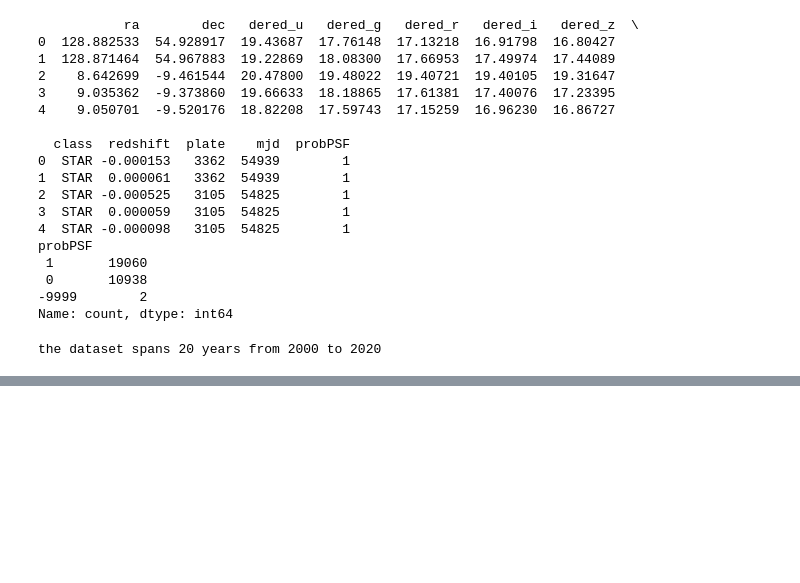
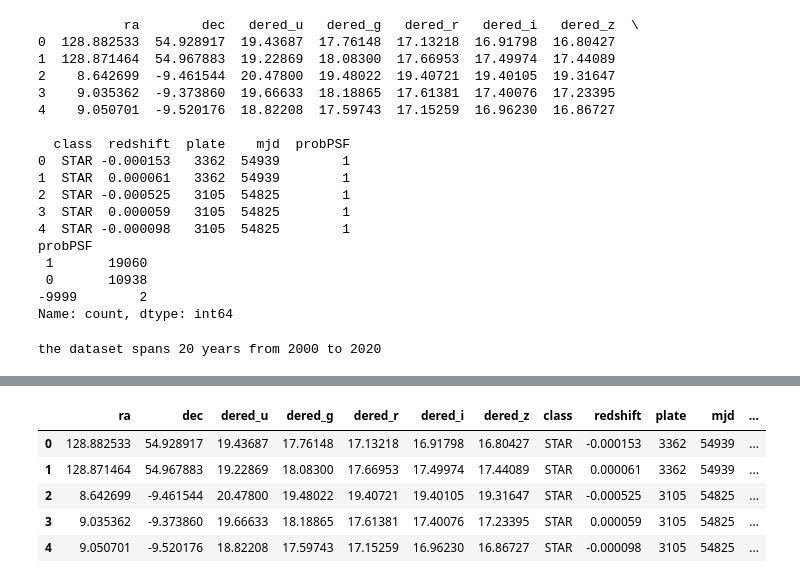
Before and after one commit to 0tv0renakniga/dsc_207_final_project, a Jupyter notebook: sdss_project.ipynb, the cells around one changed output, grey strips where cells are left out. Saved outputs shown, nothing was run; the diff lists cells and outputs as text; code cells hidden in the pictures; blank space fills up the shorter version.

```diff
--- a/sdss_project.ipynb
+++ b/sdss_project.ipynb
@@ -122,0 +124,10 @@ plot_celestial(df.ra, df.dec, df['class'],title="Celestial Sphere Plot")
+# %%
+from IPython.display import display
+display(df.head())
+# %% [output]
+|  | ra | dec | dered_u | dered_g | dered_r | dered_i | dered_z | class | redshift | plate | mjd | ... |
+| 0 | 128.882533 | 54.928917 | 19.43687 | 17.76148 | 17.13218 | 16.91798 | 16.80427 | STAR | -0.000153 | 3362 | 54939 | ... |
+| 1 | 128.871464 | 54.967883 | 19.22869 | 18.08300 | 17.66953 | 17.49974 | 17.44089 | STAR | 0.000061 | 3362 | 54939 | ... |
+| 2 | 8.642699 | -9.461544 | 20.47800 | 19.48022 | 19.40721 | 19.40105 | 19.31647 | STAR | -0.000525 | 3105 | 54825 | ... |
+| 3 | 9.035362 | -9.373860 | 19.66633 | 18.18865 | 17.61381 | 17.40076 | 17.23395 | STAR | 0.000059 | 3105 | 54825 | ... |
+| 4 | 9.050701 | -9.520176 | 18.82208 | 17.59743 | 17.15259 | 16.96230 | 16.86727 | STAR | -0.000098 | 3105 | 54825 | ... |
```
Also changed, not shown: parts of 5 cells of this notebook.
